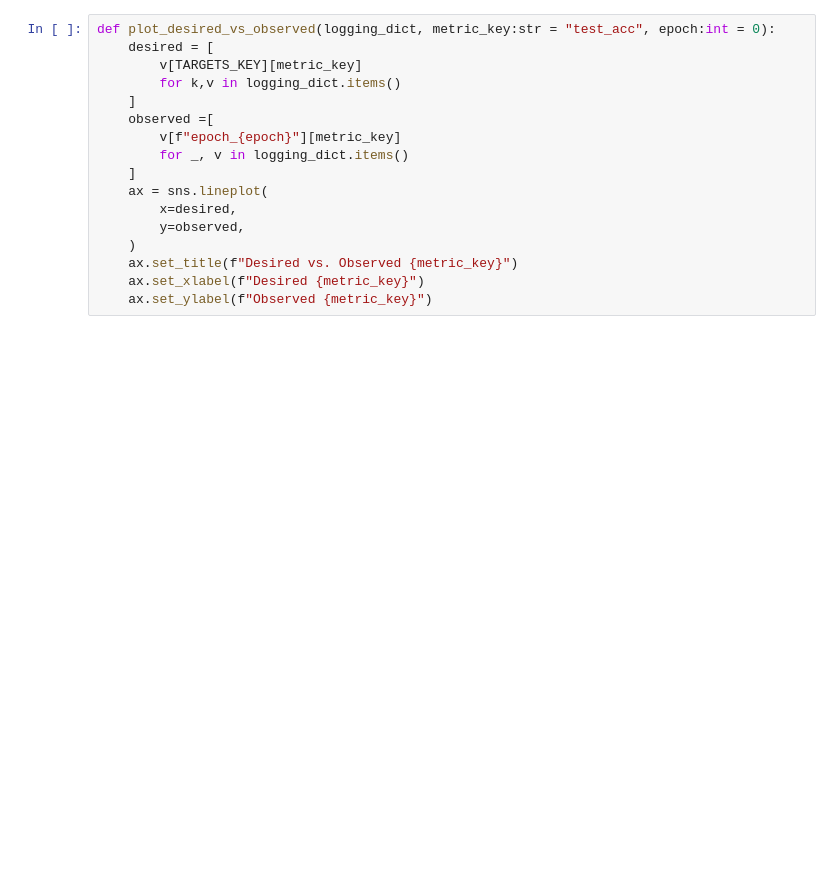
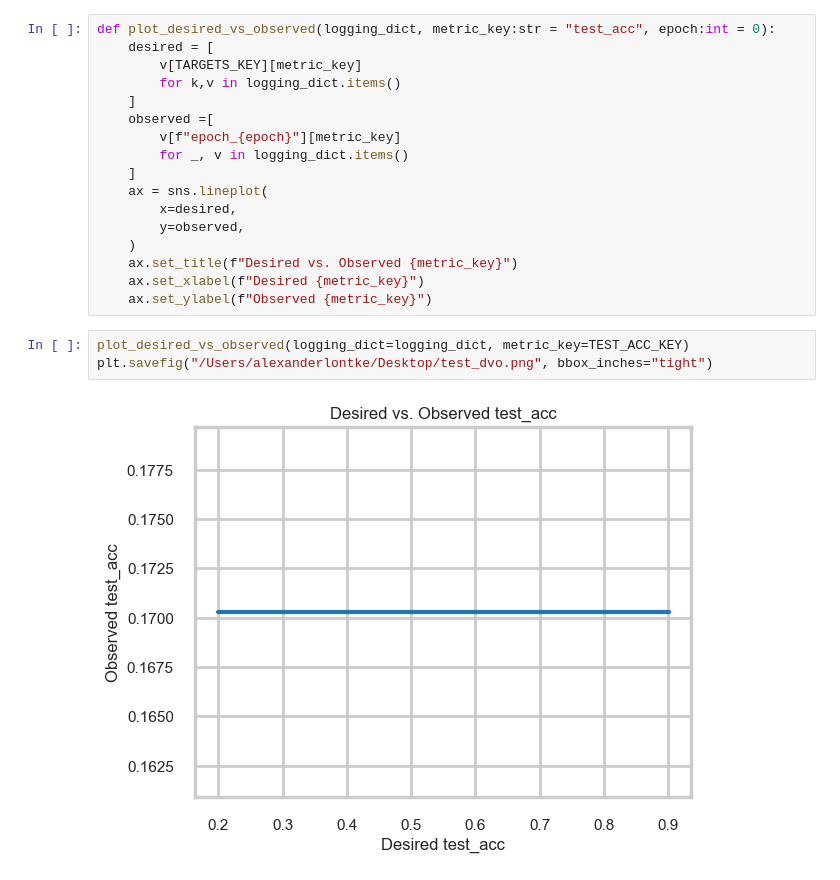
Before and after one commit to AlexanderLontke/weight-diffusion, a Jupyter notebook: notebooks/visualize_metrics.ipynb, the cells around one changed output. Cells and saved outputs as stored; diff of their text form; blank space fills up the shorter version.

```diff
--- a/notebooks/visualize_metrics.ipynb
+++ b/notebooks/visualize_metrics.ipynb
@@ -47,3 +53,8 @@ def plot_desired_vs_observed(logging_dict, metric_key:str = "test_acc", epoch:in
     ax.set_title(f"Desired vs. Observed {metric_key}")
     ax.set_xlabel(f"Desired {metric_key}")
     ax.set_ylabel(f"Observed {metric_key}")
+# %%
+plot_desired_vs_observed(logging_dict=logging_dict, metric_key=TEST_ACC_KEY)
+plt.savefig("/Users/alexanderlontke/Desktop/test_dvo.png", bbox_inches="tight")
+# %% [output]
+[figure, added]
```
Also changed, not shown: parts of 9 cells of this notebook.
